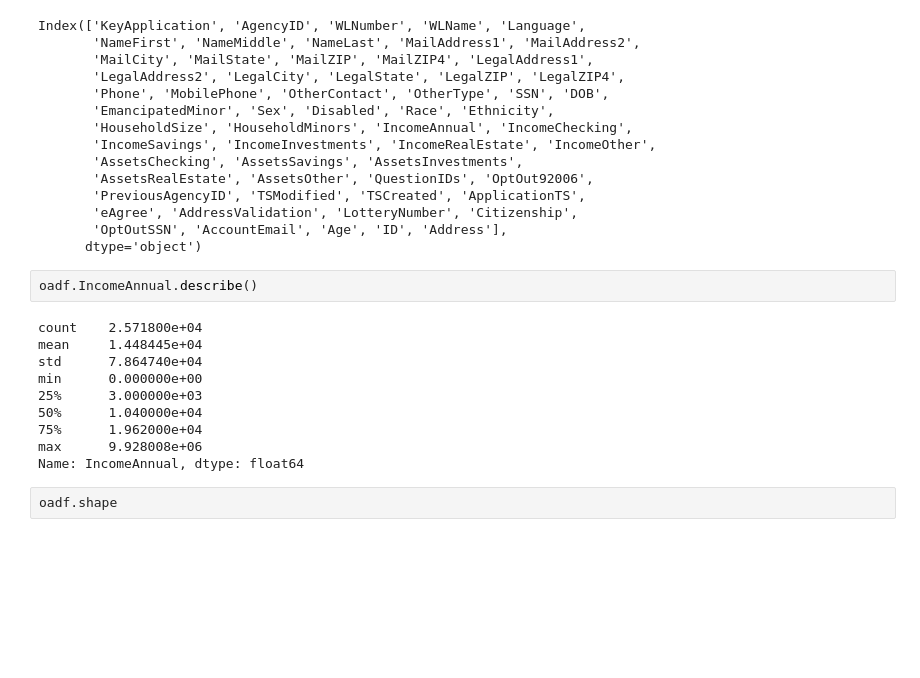
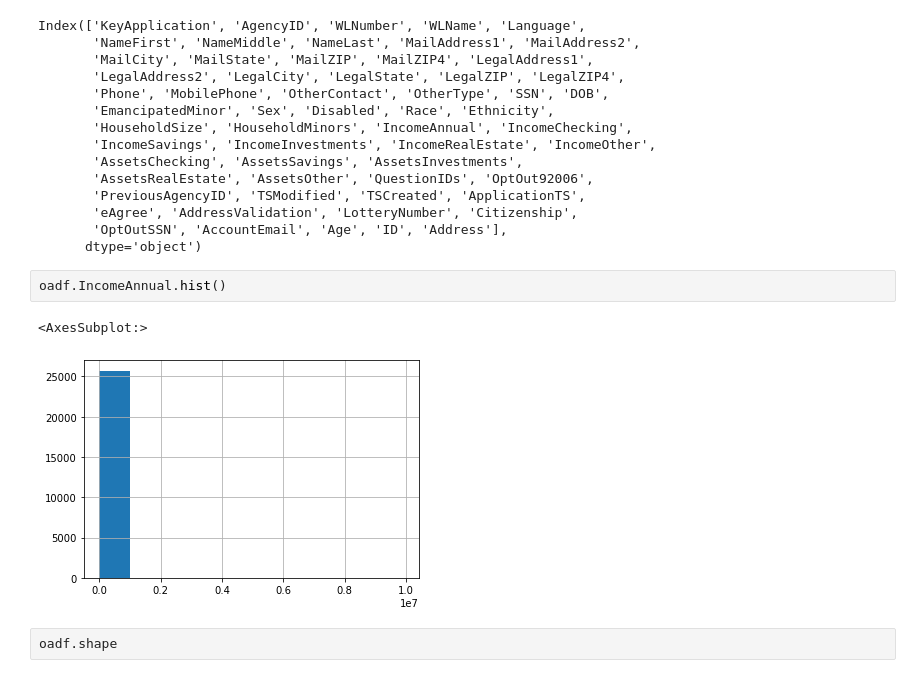
Before and after one commit to dongmeic/LCOG_support, a Jupyter notebook: Lane/hfg_demographic_analysis.ipynb, the cells around one changed output. Cells and saved outputs as stored; diff of their text form; blank space fills up the shorter version.

Commit message:
income levels

```diff
--- a/Lane/hfg_demographic_analysis.ipynb
+++ b/Lane/hfg_demographic_analysis.ipynb
@@ -154,18 +155,11 @@ Index(['KeyApplication', 'AgencyID', 'WLNumber', 'WLName', 'Language',
        'eAgree', 'AddressValidation', 'LotteryNumber', 'Citizenship',
        'OptOutSSN', 'AccountEmail', 'Age', 'ID', 'Address'],
       dtype='object')
-# %%
-oadf.IncomeAnnual.describe()
-# %% [output]
-count    2.571800e+04
-mean     1.448445e+04
-std      7.864740e+04
-min      0.000000e+00
-25%      3.000000e+03
-50%      1.040000e+04
-75%      1.962000e+04
-max      9.928008e+06
-Name: IncomeAnnual, dtype: float64
+# %%
+oadf.IncomeAnnual.hist()
+# %% [output]
+<AxesSubplot:>
+[figure, added]
 # %%
 oadf.shape
 # %% [output]
```
Also changed, not shown: parts of 6 cells of this notebook, 1 other file.
